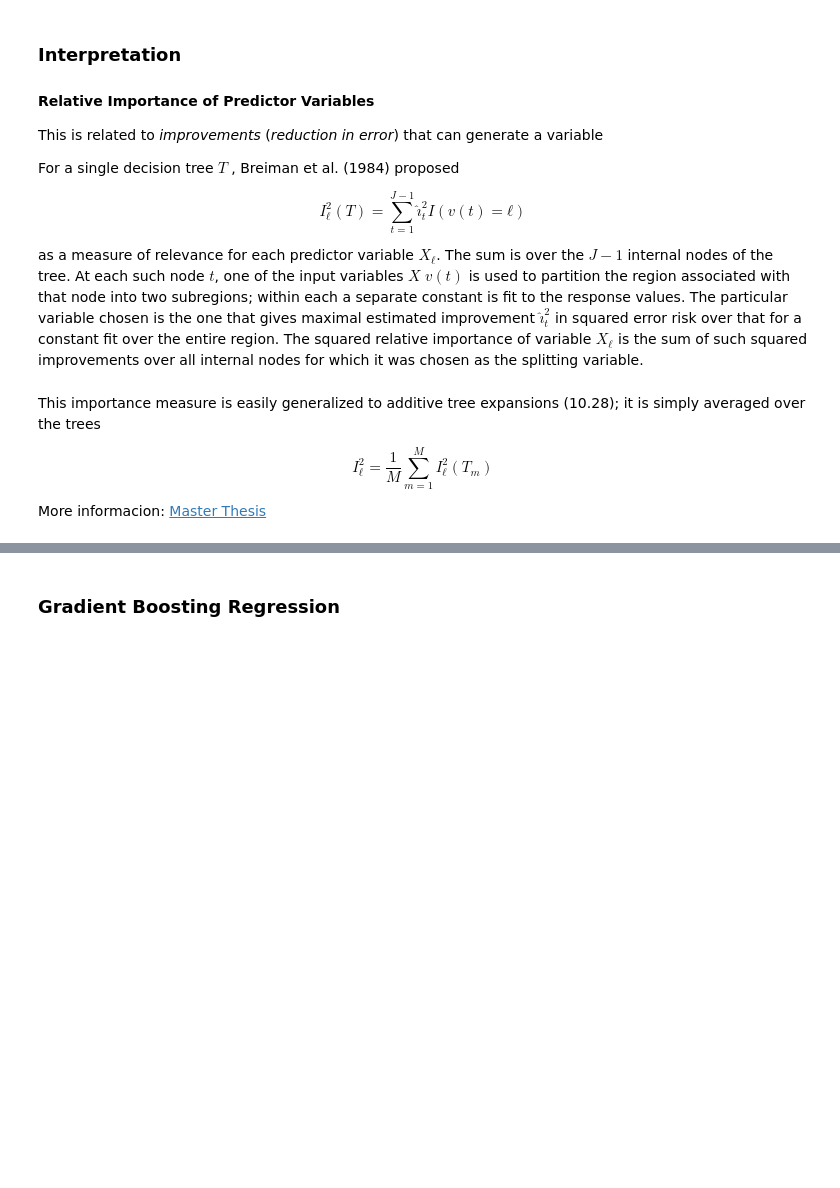
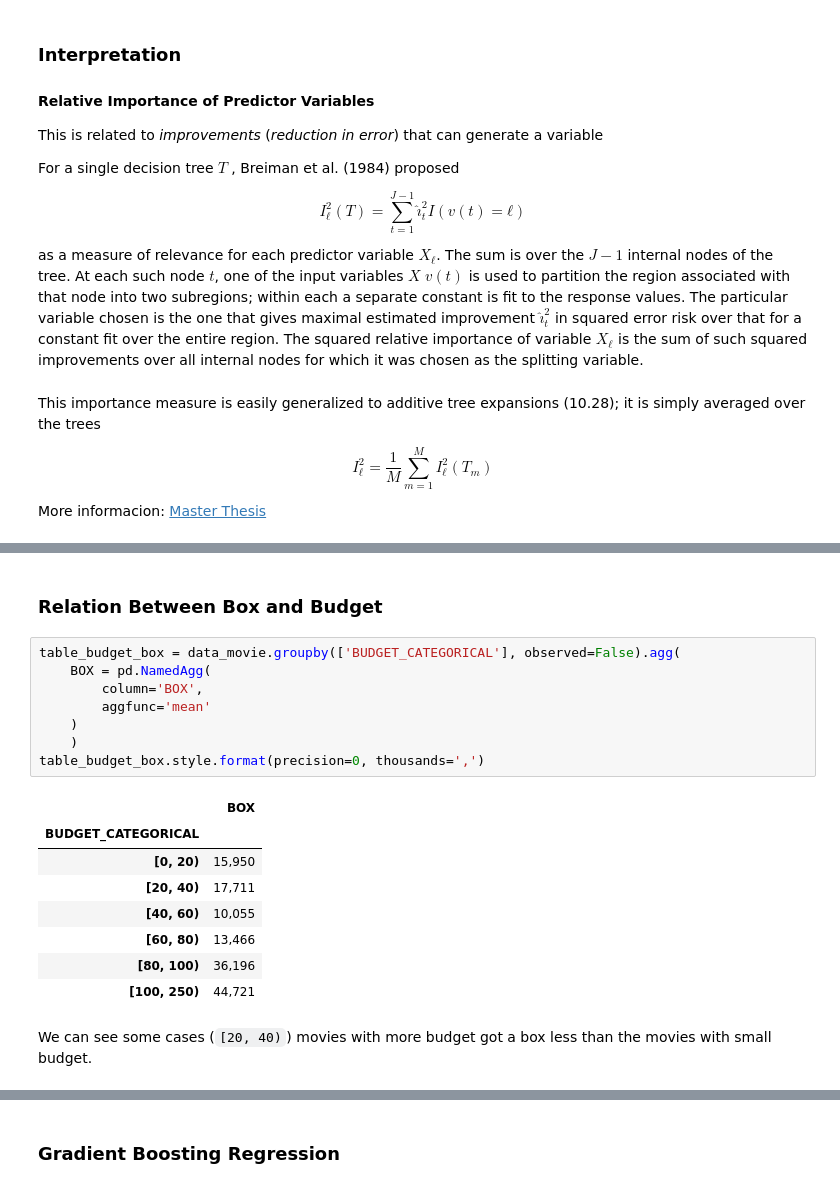
Before and after one commit to dante-cmd/machine-learning-models, a Jupyter notebook: 4.- tree random forest.ipynb, the cells around one changed output, grey strips where cells are left out. Saved outputs shown, nothing was run; the diff lists cells and outputs as text; blank space fills up the shorter version.

```diff
--- a/4.- tree random forest.ipynb
+++ b/4.- tree random forest.ipynb
@@ -345,0 +288,21 @@ Confusion Matrix
+# %% [markdown]
+### Relation Between Box and Budget
+# %%
+table_budget_box = data_movie.groupby(['BUDGET_CATEGORICAL'], observed=False).agg(
+    BOX = pd.NamedAgg(
+        column='BOX',
+        aggfunc='mean'
+    )
+    )
+table_budget_box.style.format(precision=0, thousands=',')
+# %% [output]
+|  | BOX |
+| BUDGET_CATEGORICAL |  |
+| [0, 20) | 15,950 |
+| [20, 40) | 17,711 |
+| [40, 60) | 10,055 |
+| [60, 80) | 13,466 |
+| [80, 100) | 36,196 |
+| [100, 250) | 44,721 |
+# %% [markdown]
+We can see some cases (`[20, 40)`) movies with more budget got a box less than the movies with small budget.
```
Also changed, not shown: parts of 103 cells of this notebook, 1 other file.
